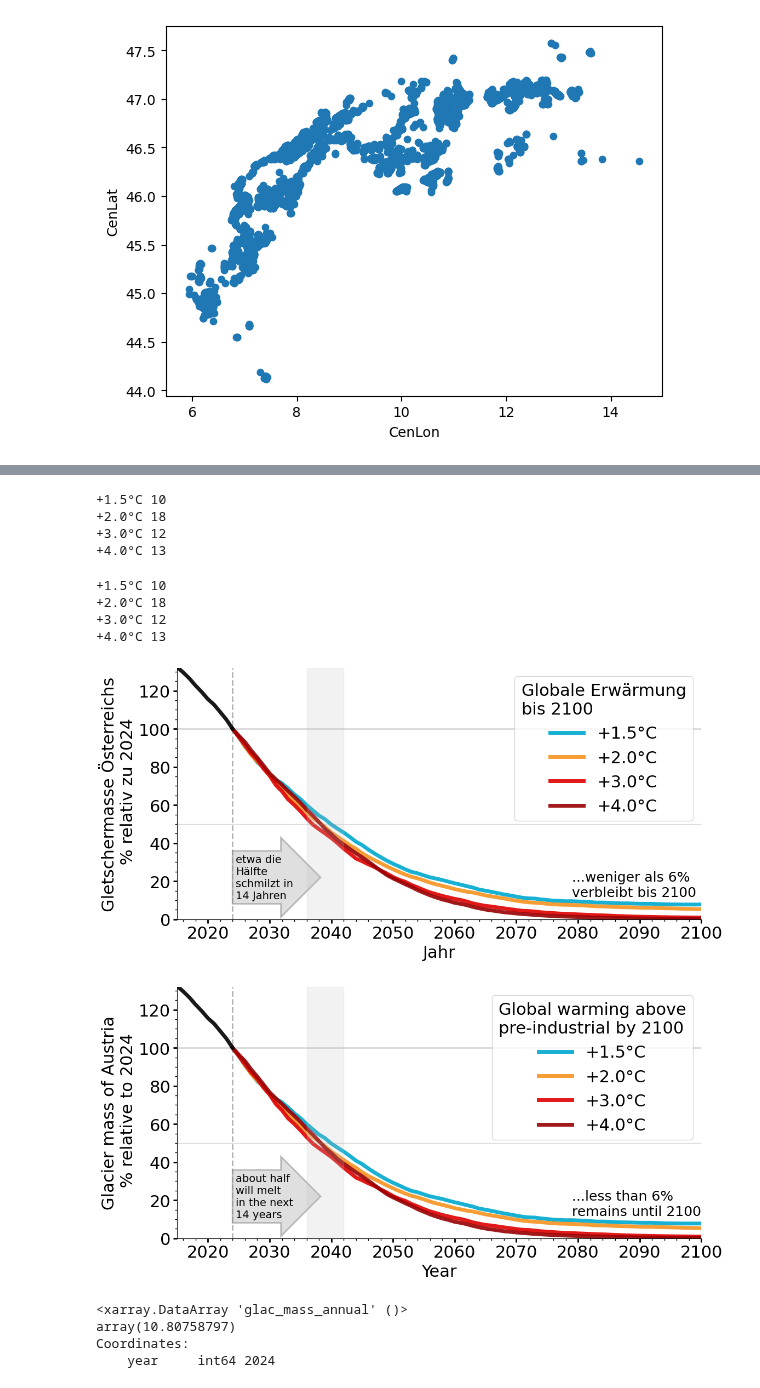
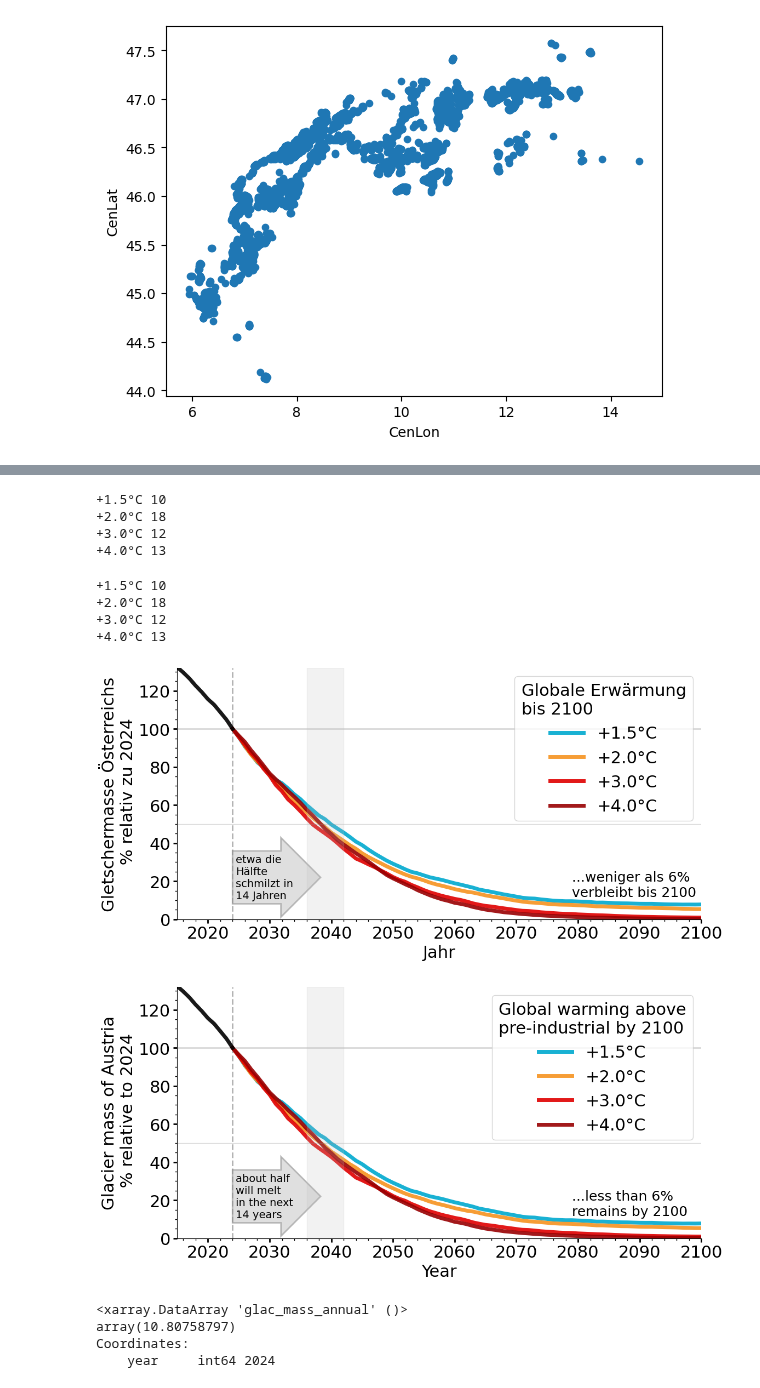
Before and after one commit to lilianschuster/glacier_climate_plots, a Jupyter notebook: glacier_projections_for_austria_rounce_et_al_2023/glacier_projections_for_austria_rounce_et_al_2023.ipynb, the cells around one changed output, grey strips where cells are left out. Cells and saved outputs as stored; diff of their text form; code cells hidden in the pictures.

```diff
--- a/glacier_projections_for_austria_rounce_et_al_2023/glacier_projections_for_austria_rounce_et_al_2023.ipynb
+++ b/glacier_projections_for_austria_rounce_et_al_2023/glacier_projections_for_austria_rounce_et_al_2023.ipynb
@@ -187,7 +188,7 @@ for language in ['german','english']:
         if language == 'german':
             text = f'...weniger als {max_2100}%\nverbleibt bis 2100'
         elif language == 'english':
-            text = f'...less than {max_2100}%\nremains until 2100'
+            text = f'...less than {max_2100}%\nremains by 2100'
 
         plt.annotate(text,
                      (2079,12),
@@ -201,34 +202,34 @@ for language in ['german','english']:
 
         if language == 'german':
             text = f"etwa die\nHälfte\nschmilzt in\n{years_to_lose_half} Jahren"
         elif language == 'english':
             text = f"about half\nwill melt\nin the next\n{years_to_lose_half} years"
         t = plt.gca().text(
             y0+0.5, 22, text, ha="left", va="center", rotation=0, size=14,
             bbox=dict(boxstyle="rarrow,pad=0.3", fc="silver", ec="grey", lw=2, alpha = 0.5))
         # range...
         q1, q2 = pd_vol_reg_rounce_rel.loc[(pd_vol_reg_rounce_rel.rel_glac_mass<51) & (pd_vol_reg_rounce_rel.rel_glac_mass>49)].dropna().quantile([0.17,0.83]).year.values
         plt.axvspan(q1,q2, alpha = 0.2, zorder=99, color='silver')
 
         #plt.axvline(2041)
         if version == 'sm':
             plt.savefig('rounce_2023_austria_german_figure_median_2015_1_66_2_33.png', bbox_inches='tight', dpi=300)
         else:
             plt.savefig(f'rounce_2023_austria_{language}_figure_median_rounce_def.png', bbox_inches='tight', dpi=300)
             plt.savefig(f'rounce_2023_austria_{language}_figure_median_rounce_def.pdf', bbox_inches='tight', dpi=300)
 
         #plt.savefig('rounce_2023_alps_german_figure_mean_2015_rounce_def.pdf')
 # %% [output]
 +1.5°C 10
 +2.0°C 18
 +3.0°C 12
 +4.0°C 13
 +1.5°C 10
 +2.0°C 18
 +3.0°C 12
 +4.0°C 13
 [figure]
-[figure, old version]
+[figure, new version]
 # %%
 # 1 gigatonne is 1e9 tonnes, and 1 tonne = 1000 kg
 gigatonnes_2024 = _reg_sel.sel(year=2024).median() / 1e12  # divide by 1e12 to convert kg to gigatonnes
```
Also changed, not shown: parts of 2 cells of this notebook, 4 other files.
